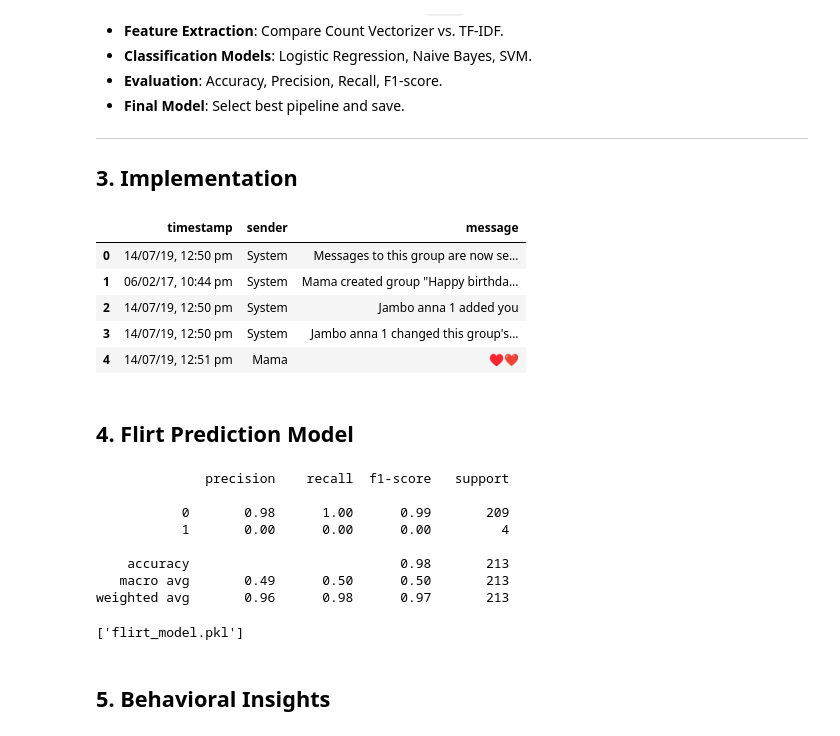
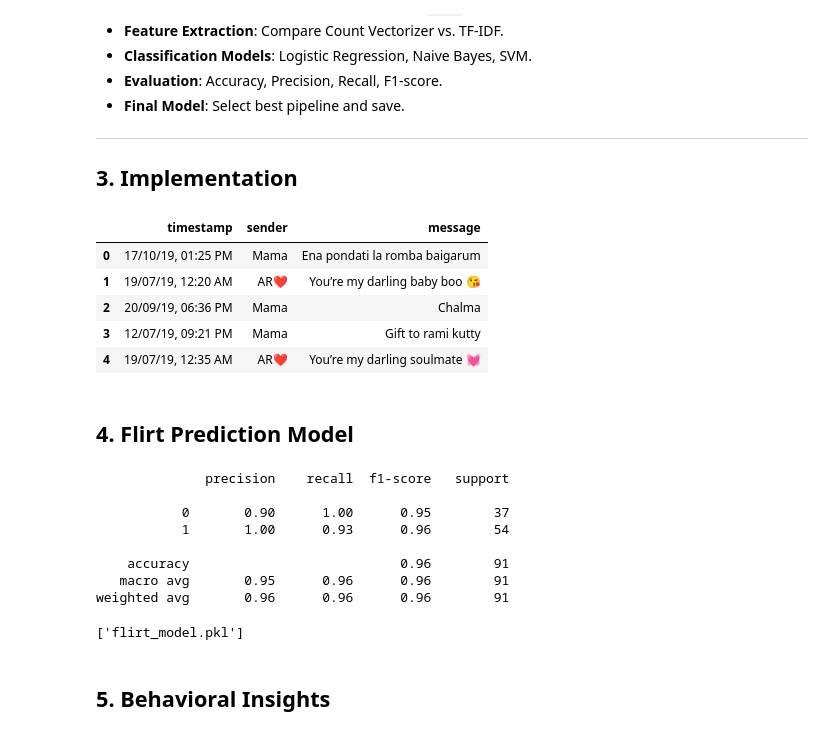
Before and after one commit to DhanasekarDomain/NLP, a Jupyter notebook: WhatsApp Chat Analysis & Flirt Prediction Model/WhatsApp Chat Analysis & Flirt Prediction Model.ipynb, the cells around one changed output. Drawn from its saved outputs; the diff is of its cells as text; code cells hidden in the pictures.

```diff
--- a/WhatsApp Chat Analysis & Flirt Prediction Model/WhatsApp Chat Analysis & Flirt Prediction Model.ipynb
+++ b/WhatsApp Chat Analysis & Flirt Prediction Model/WhatsApp Chat Analysis & Flirt Prediction Model.ipynb
@@ -28,43 +28,43 @@ import pandas as pd
 import re
 from sklearn.feature_extraction.text import CountVectorizer, TfidfVectorizer
 from sklearn.model_selection import train_test_split
 from sklearn.linear_model import LogisticRegression
 from sklearn.naive_bayes import MultinomialNB
 from sklearn.metrics import classification_report
 import joblib
 
 def load_chat(file_path):
     with open(file_path, 'r', encoding='utf-8') as f:
         data = f.readlines()
     return data
 
 def parse_chat(lines):
     pattern = r'(\d{1,2}/\d{1,2}/\d{2,4}, \d{1,2}:\d{2}\s?[apAP][mM]) - (.*?)(?:: (.*))?$'
     parsed = []
     for line in lines:
         match = re.match(pattern, line)
         if match:
             timestamp, sender, message = match.groups()
 
             if message is None:
                 message = sender
                 sender = "System"
             parsed.append([timestamp, sender, message])
     return pd.DataFrame(parsed, columns=['timestamp','sender','message'])
 
-chat_df = parse_chat(load_chat(r"C:\Users\kalas\AI Course File\NLP\group.txt"))
+chat_df = parse_chat(load_chat(r"C:\Users\kalas\AI Course File\NLP\WhatsApp Chat Analysis & Flirt Prediction Model/BalancedChat.txt"))
 chat_df.head()
 # %% [output]
 |  | timestamp | sender | message |
-| 0 | 14/07/19, 12:50 pm | System | Messages to this group are now se... |
-| 1 | 06/02/17, 10:44 pm | System | Mama created group "Happy birthda... |
-| 2 | 14/07/19, 12:50 pm | System | Jambo anna 1 added you |
-| 3 | 14/07/19, 12:50 pm | System | Jambo anna 1 changed this group's... |
-| 4 | 14/07/19, 12:51 pm | Mama | ♥❤ |
+| 0 | 17/10/19, 01:25 PM | Mama | Ena pondati la romba baigarum |
+| 1 | 19/07/19, 12:20 AM | AR❤ | You’re my darling baby boo 😘 |
+| 2 | 20/09/19, 06:36 PM | Mama | Chalma |
+| 3 | 12/07/19, 09:21 PM | Mama | Gift to rami kutty |
+| 4 | 19/07/19, 12:35 AM | AR❤ | You’re my darling soulmate 💓 |
 # %% [markdown]
 ## 4. Flirt Prediction Model
 # %%
-flirt_keywords = ["love", "baby", "kiss", "miss you", "darling", "😍", "😘"]
+flirt_keywords = ["love", "baby", "kiss", "miss you", "darling", "😍", "😘", "dear", "sweetheart", "honey", "luv", "❤️", "💋","Love you"]
 
 def is_flirt(msg):
     msg = str(msg).lower()
@@ -89,12 +89,12 @@ joblib.dump((tfidf, model), "flirt_model.pkl")
 # %% [output]
               precision    recall  f1-score   support
 
-           0       0.98      1.00      0.99       209
-           1       0.00      0.00      0.00         4
+           0       0.90      1.00      0.95        37
+           1       1.00      0.93      0.96        54
 
-    accuracy                           0.98       213
-   macro avg       0.49      0.50      0.50       213
-weighted avg       0.96      0.98      0.97       213
+    accuracy                           0.96        91
+   macro avg       0.95      0.96      0.96        91
+weighted avg       0.96      0.96      0.96        91
 ['flirt_model.pkl']
 # %% [markdown]
 ## 5. Behavioral Insights
```
Also changed, not shown: parts of 1 cell of this notebook, 2 other files.
